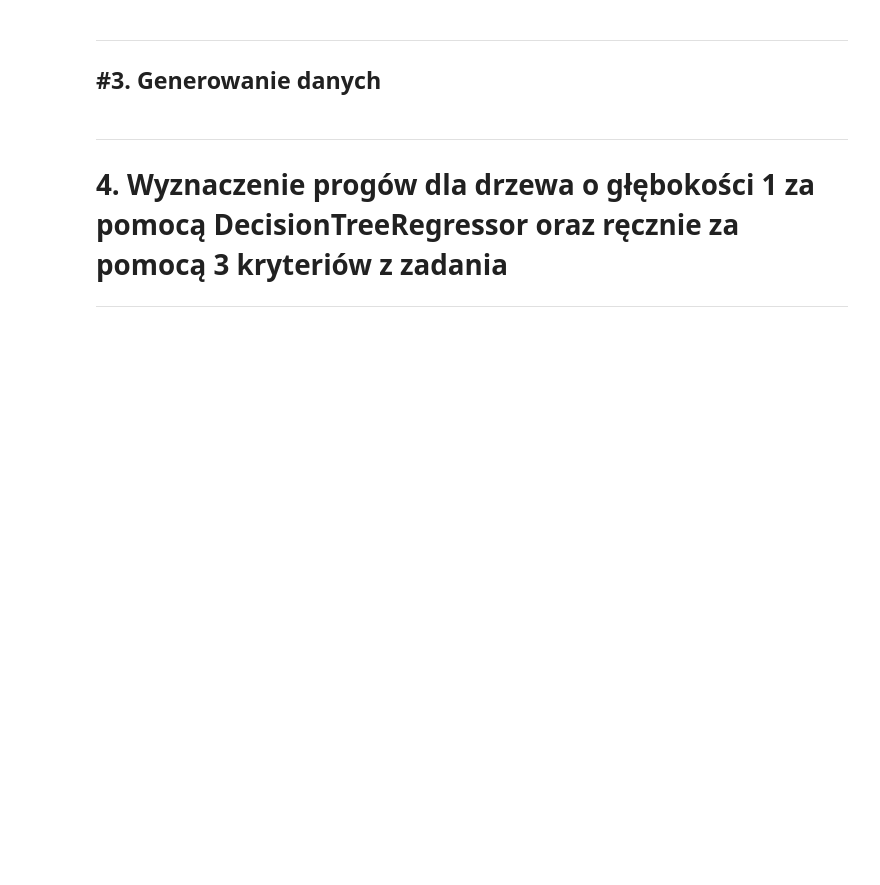
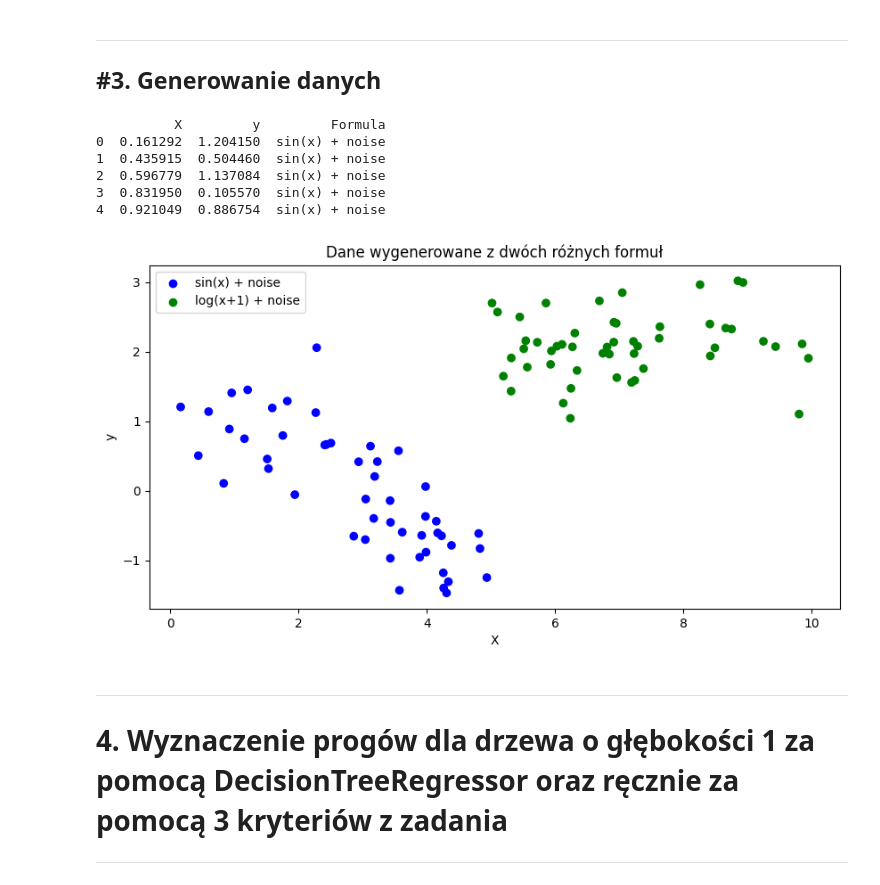
Before and after one commit to Jaksta1/Uczenie_Maszynowe_2025, a Jupyter notebook: Jakub_Kownacki_praca_domowa_6.ipynb, the cells around one changed output. Cells and saved outputs as stored; diff of their text form; code cells hidden in the pictures; blank space fills up the shorter version.

```diff
--- a/Jakub_Kownacki_praca_domowa_6.ipynb
+++ b/Jakub_Kownacki_praca_domowa_6.ipynb
@@ -60,28 +60,53 @@ def candidate_splits(X, y):
 #3. Generowanie danych
 ----------------------------------------------
 # %%
-X = np.sort(np.random.rand(100) * 10).reshape(-1, 1)  # 100 punktów, X posortowane
-y = np.sin(X.ravel()) + np.random.normal(0, 0.3, size=100)
+np.random.seed(123)
 
-formula_id = "sin(x) + noise"
+X = np.sort(np.random.rand(100) * 10).reshape(-1, 1)
+X_flat = X.ravel()
 
-# Budujemy tabelę z danymi i formułą
+# Przygotowanie y z dwóch różnych formuł
+y = np.zeros_like(X_flat)
+formulas = []
+
+for i, x in enumerate(X_flat):
+    noise = np.random.normal(0, 0.5)
+    if x < 5:
+        y[i] = np.sin(x) + noise
+        formulas.append("sin(x) + noise")
+    else:
+        y[i] = np.log(x + 1) + noise
+        formulas.append("log(x+1) + noise")
+
+# Budujemy DataFrame
 df = pd.DataFrame({
-    'X': X.ravel(),
+    'X': X_flat,
     'y': y,
-    'Formula': formula_id  # ten sam identyfikator dla wszystkich rekordów
+    'Formula': formulas
 })
 
 print(df.head())
 
-# Wizualizacja
-plt.figure(figsize=(8,4))
-plt.scatter(df['X'], df['y'], color='blue', label='Dane')
+# Wizualizacja z kolorem zależnym od formuły
+colors = df['Formula'].map({'sin(x) + noise': 'blue', 'log(x+1) + noise': 'green'})
+
+plt.figure(figsize=(10,5))
+plt.scatter(df['X'], df['y'], c=colors, label=None)
+for label, color in zip(['sin(x) + noise', 'log(x+1) + noise'], ['blue', 'green']):
+    plt.scatter([], [], c=color, label=label)  # Dla legendy
 plt.xlabel('X')
 plt.ylabel('y')
-plt.title('Wygenerowany zbiór danych')
+plt.title('Dane wygenerowane z dwóch różnych formuł')
 plt.legend()
 plt.show()
+# %% [output]
+          X         y         Formula
+0  0.161292  1.204150  sin(x) + noise
+1  0.435915  0.504460  sin(x) + noise
+2  0.596779  1.137084  sin(x) + noise
+3  0.831950  0.105570  sin(x) + noise
+4  0.921049  0.886754  sin(x) + noise
+[figure, added]
 # %% [markdown]
 -----------------------------------------------
 # 4. Wyznaczenie progów dla drzewa o głębokości 1 za pomocą DecisionTreeRegressor oraz ręcznie za pomocą 3 kryteriów z zadania
```
Also changed, not shown: parts of 2 cells of this notebook.
